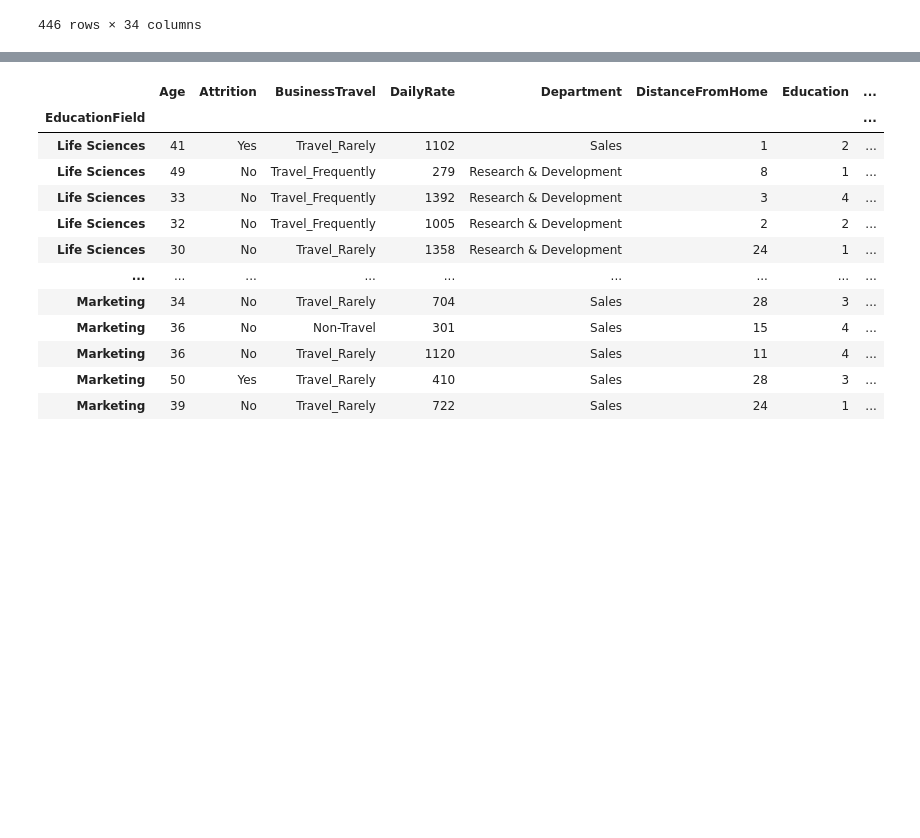
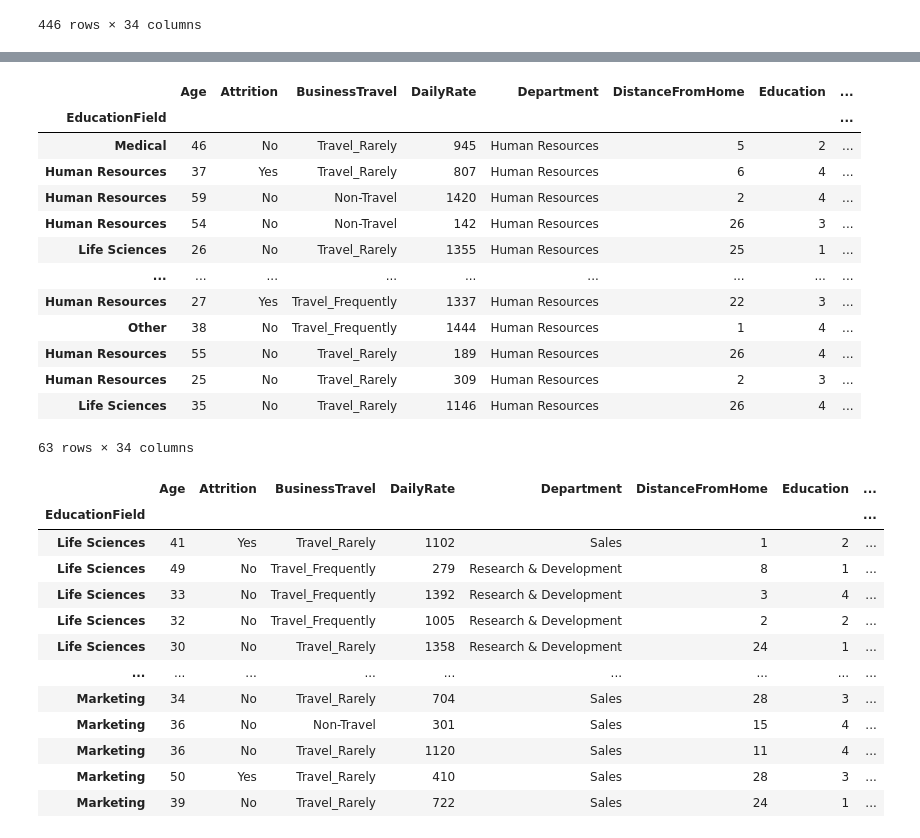
Before and after one commit to sanjeev-kallepalli/training, a Jupyter notebook: pandas.ipynb, the cells around one changed output, grey strips where cells are left out. Cells and saved outputs as stored; diff of their text form; code cells hidden in the pictures; blank space fills up the shorter version.

```diff
--- a/pandas.ipynb
+++ b/pandas.ipynb
@@ -250,2 +357,19 @@ ibm_hr2[ibm_hr2['Department']=='Sales']
+# %%
+ibm_hr2[~ibm_hr2['Department'].isin(['Sales', 'Research & Development'])]
+# %% [output]
+|  | Age | Attrition | BusinessTravel | DailyRate | Department | DistanceFromHome | Education | ... |
+| EducationField |  |  |  |  |  |  |  | ... |
+| Medical | 46 | No | Travel_Rarely | 945 | Human Resources | 5 | 2 | ... |
+| Human Resources | 37 | Yes | Travel_Rarely | 807 | Human Resources | 6 | 4 | ... |
+| Human Resources | 59 | No | Non-Travel | 1420 | Human Resources | 2 | 4 | ... |
+| Human Resources | 54 | No | Non-Travel | 142 | Human Resources | 26 | 3 | ... |
+| Life Sciences | 26 | No | Travel_Rarely | 1355 | Human Resources | 25 | 1 | ... |
+| ... | ... | ... | ... | ... | ... | ... | ... | ... |
+| Human Resources | 27 | Yes | Travel_Frequently | 1337 | Human Resources | 22 | 3 | ... |
+| Other | 38 | No | Travel_Frequently | 1444 | Human Resources | 1 | 4 | ... |
+| Human Resources | 55 | No | Travel_Rarely | 189 | Human Resources | 26 | 4 | ... |
+| Human Resources | 25 | No | Travel_Rarely | 309 | Human Resources | 2 | 3 | ... |
+| Life Sciences | 35 | No | Travel_Rarely | 1146 | Human Resources | 26 | 4 | ... |
+63 rows × 34 columns
 # %%
 # we could also subset multiple indexes using .loc
```
Also changed, not shown: parts of 42 cells of this notebook.
